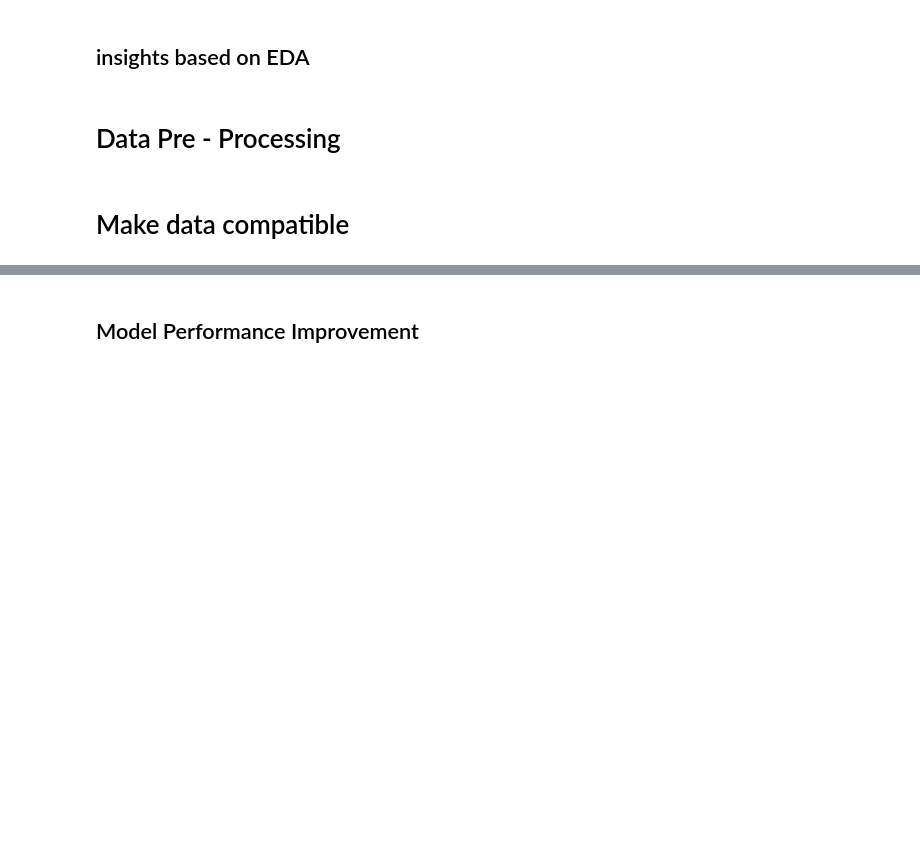
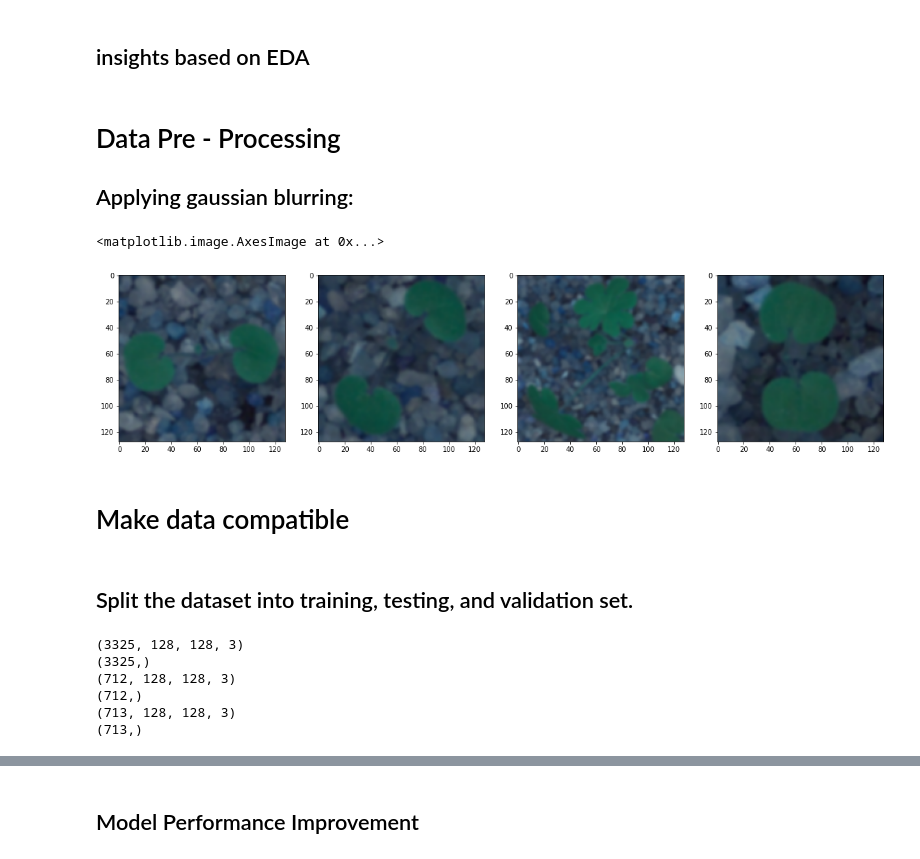
Before and after one commit to cfreeman22/Computer-Vision-Project, a Jupyter notebook: ComputerVision.ipynb, the cells around one changed output, grey strips where cells are left out. Saved outputs shown, nothing was run; the diff lists cells and outputs as text; code cells hidden in the pictures; blank space fills up the shorter version.

```diff
--- a/ComputerVision.ipynb
+++ b/ComputerVision.ipynb
@@ -136,5 +137,21 @@ plt.show()
 ## insights based on EDA
 # %% [markdown]
 # Data Pre - Processing
+## Applying gaussian blurring:
+# %%
+# Now we apply the gaussian blur to each 128x128 pixels array (image) to reduce the noise in the image
+for idx, img in enumerate(X):
+    X[idx] = cv2.GaussianBlur(src=img, ksize=(5, 5), sigmaX=1)
+# %%
+fig, axs = plt.subplots(1, 4, figsize=(20,20))
+axs[0].imshow(X[0])
+axs[1].imshow(X[25])
+axs[2].imshow(X[43])
+axs[3].imshow(X[61])
+# %% [output]
+<matplotlib.image.AxesImage at 0x...>
+[figure, added]
 # %% [markdown]
 # Make data compatible
+# %% [markdown]
+## Split the dataset into training, testing, and validation set.
@@ -140,0 +162,15 @@ plt.show()
+# %%
+ # Print shape of the data
+print(X_train.shape)
+print(y_train.shape)
+print(X_test.shape)
+print(y_test.shape)
+print(X_val.shape)
+print(y_val.shape)
+# %% [output]
+(3325, 128, 128, 3)
+(3325,)
+(712, 128, 128, 3)
+(712,)
+(713, 128, 128, 3)
+(713,)
```
Also changed, not shown: parts of 20 cells of this notebook.
